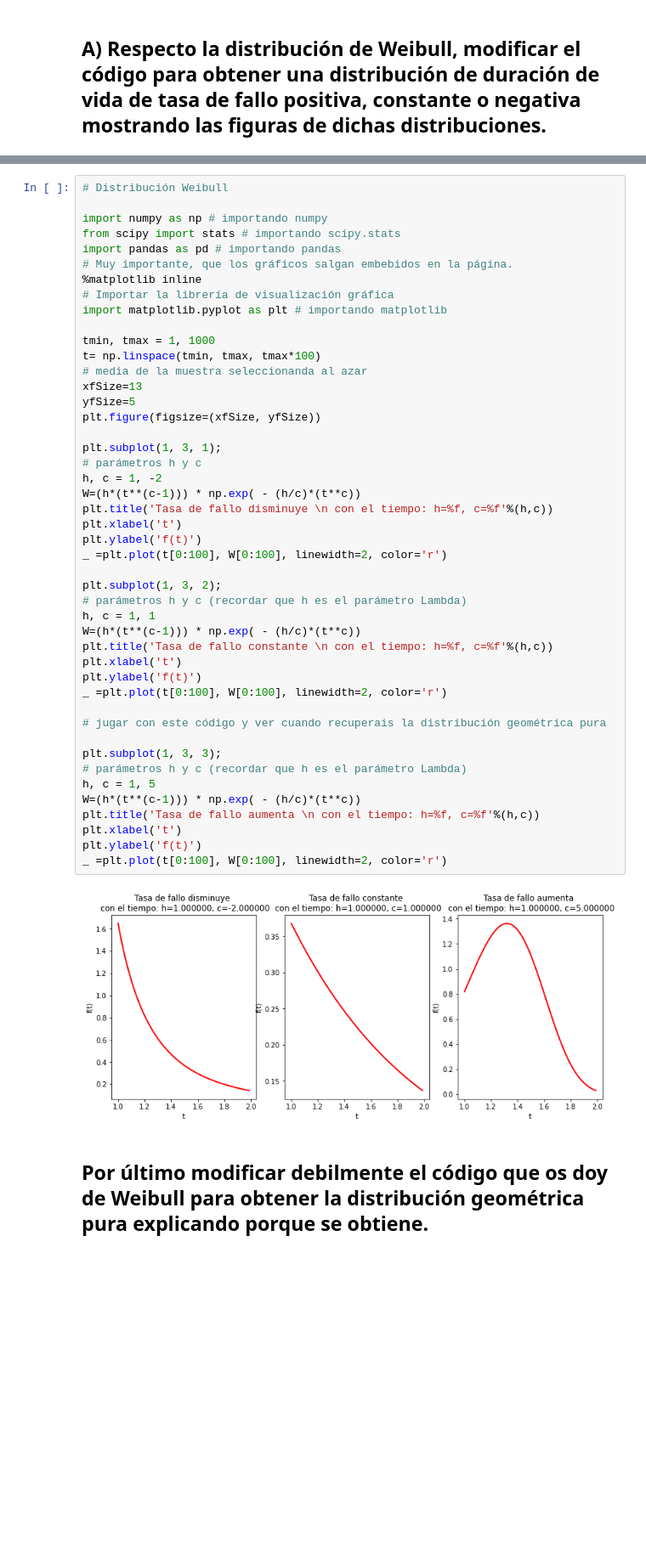
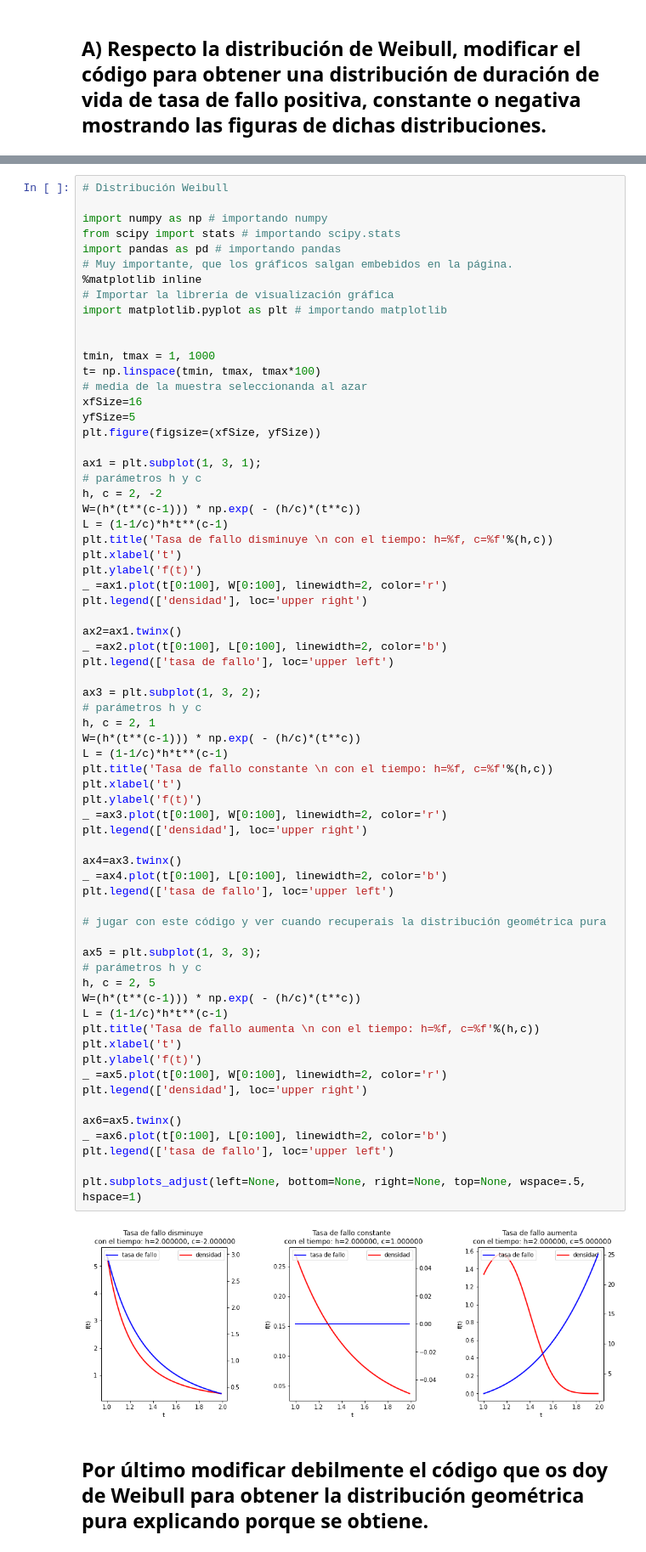
Before and after one commit to danielp2797/UAM-Big-Data-21-22, a Jupyter notebook: estadistica/practica2/perezefremovadaniel_p2.ipynb, the cells around one changed output, grey strips where cells are left out. Shown at 85% size. Cells and saved outputs as stored; diff of their text form; blank space fills up the shorter version.

```diff
--- a/estadistica/practica2/perezefremovadaniel_p2.ipynb
+++ b/estadistica/practica2/perezefremovadaniel_p2.ipynb
@@ -12,46 +29,67 @@ from scipy import stats # importando scipy.stats
 import pandas as pd # importando pandas
 # Muy importante, que los gráficos salgan embebidos en la página.
 %matplotlib inline
 # Importar la librería de visualización gráfica
 import matplotlib.pyplot as plt # importando matplotlib
 
+
 tmin, tmax = 1, 1000
 t= np.linspace(tmin, tmax, tmax*100)
 # media de la muestra seleccionanda al azar
-xfSize=13
+xfSize=16
 yfSize=5
 plt.figure(figsize=(xfSize, yfSize))
 
-plt.subplot(1, 3, 1);
+ax1 = plt.subplot(1, 3, 1);
 # parámetros h y c
-h, c = 1, -2
+h, c = 2, -2
 W=(h*(t**(c-1))) * np.exp( - (h/c)*(t**c))
+L = (1-1/c)*h*t**(c-1)
 plt.title('Tasa de fallo disminuye \n con el tiempo: h=%f, c=%f'%(h,c))
 plt.xlabel('t')
 plt.ylabel('f(t)')
-_ =plt.plot(t[0:100], W[0:100], linewidth=2, color='r')
+_ =ax1.plot(t[0:100], W[0:100], linewidth=2, color='r')
+plt.legend(['densidad'], loc='upper right')
 
-plt.subplot(1, 3, 2);
-# parámetros h y c (recordar que h es el parámetro Lambda)
-h, c = 1, 1
+ax2=ax1.twinx()
+_ =ax2.plot(t[0:100], L[0:100], linewidth=2, color='b')
+plt.legend(['tasa de fallo'], loc='upper left')
+
+ax3 = plt.subplot(1, 3, 2);
+# parámetros h y c
+h, c = 2, 1
 W=(h*(t**(c-1))) * np.exp( - (h/c)*(t**c))
+L = (1-1/c)*h*t**(c-1)
 plt.title('Tasa de fallo constante \n con el tiempo: h=%f, c=%f'%(h,c))
 plt.xlabel('t')
 plt.ylabel('f(t)')
-_ =plt.plot(t[0:100], W[0:100], linewidth=2, color='r')
+_ =ax3.plot(t[0:100], W[0:100], linewidth=2, color='r')
+plt.legend(['densidad'], loc='upper right')
+
+ax4=ax3.twinx()
+_ =ax4.plot(t[0:100], L[0:100], linewidth=2, color='b')
+plt.legend(['tasa de fallo'], loc='upper left')
 
 # jugar con este código y ver cuando recuperais la distribución geométrica pura
 
-plt.subplot(1, 3, 3);
-# parámetros h y c (recordar que h es el parámetro Lambda)
-h, c = 1, 5
+ax5 = plt.subplot(1, 3, 3);
+# parámetros h y c
+h, c = 2, 5
 W=(h*(t**(c-1))) * np.exp( - (h/c)*(t**c))
+L = (1-1/c)*h*t**(c-1)
 plt.title('Tasa de fallo aumenta \n con el tiempo: h=%f, c=%f'%(h,c))
 plt.xlabel('t')
 plt.ylabel('f(t)')
-_ =plt.plot(t[0:100], W[0:100], linewidth=2, color='r')
+_ =ax5.plot(t[0:100], W[0:100], linewidth=2, color='r')
+plt.legend(['densidad'], loc='upper right')
+
+ax6=ax5.twinx()
+_ =ax6.plot(t[0:100], L[0:100], linewidth=2, color='b')
+plt.legend(['tasa de fallo'], loc='upper left')
+
+plt.subplots_adjust(left=None, bottom=None, right=None, top=None, wspace=.5, hspace=1)
 # %% [output]
-[figure, old version]
+[figure, new version]
 # %% [markdown]
 ## Por último modificar debilmente el código que os doy de Weibull para  obtener la distribución geométrica pura explicando porque se obtiene.
 # %% [markdown]
```
Also changed, not shown: parts of 24 cells of this notebook.
